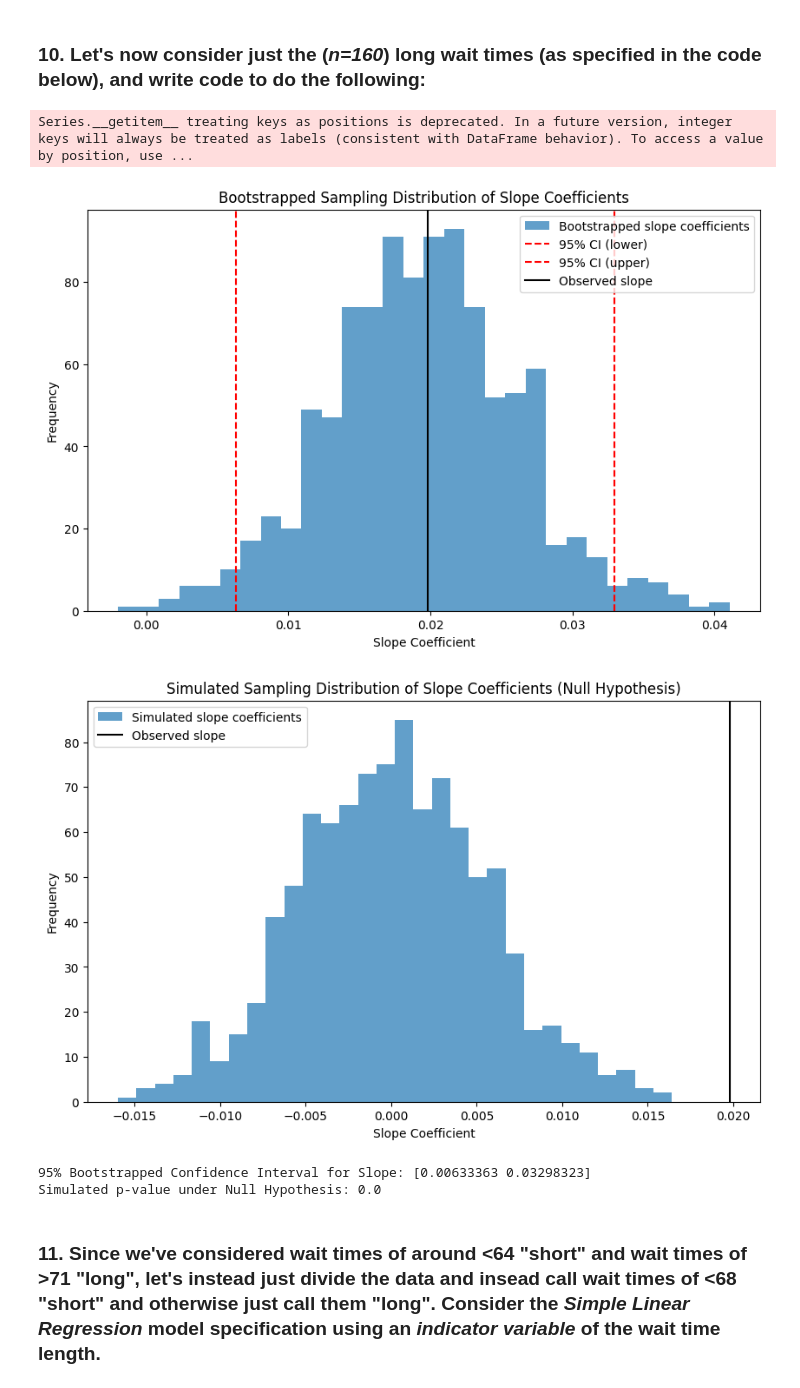
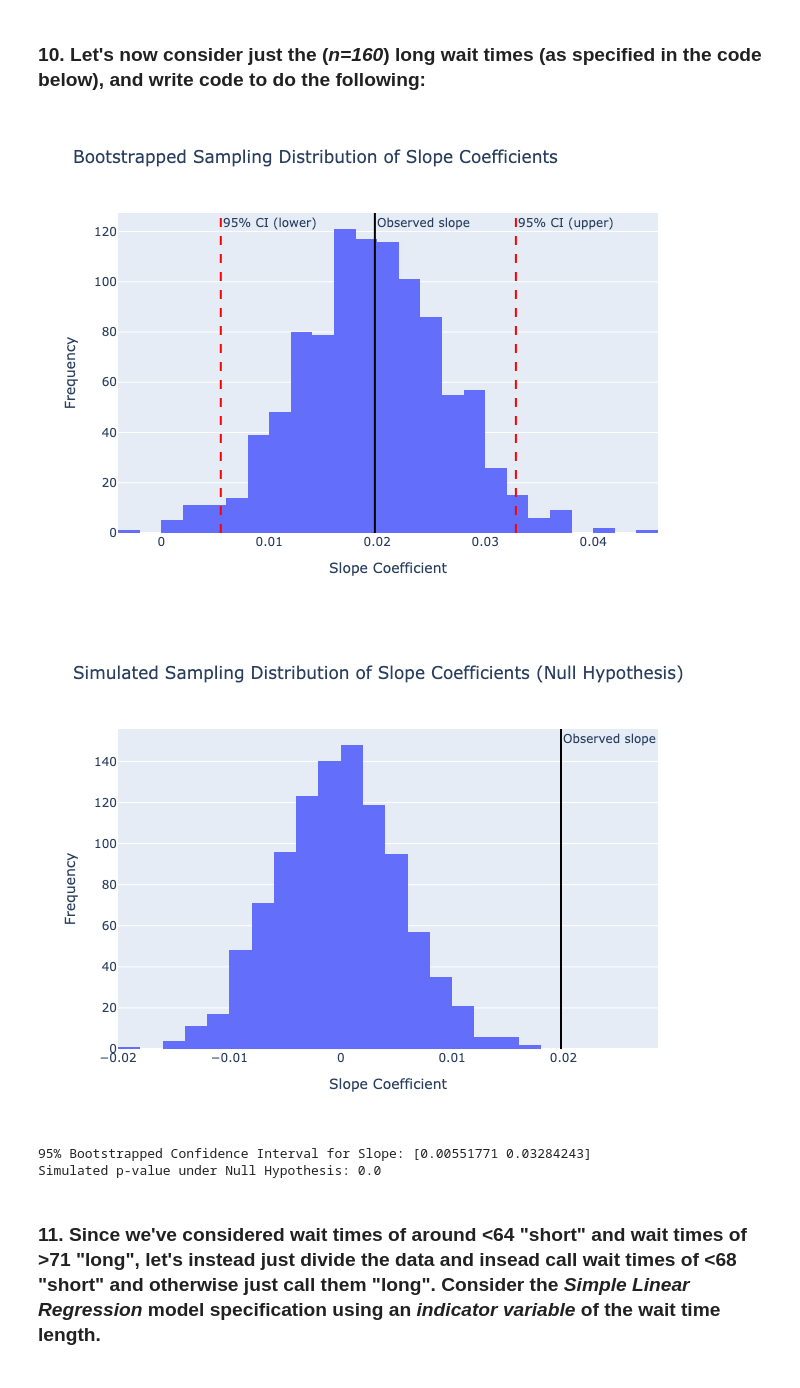
Before and after one commit to vicdenz/sta130-uoft, a Jupyter notebook: homework/week06/hw06.ipynb, the cells around one changed output. Saved outputs shown, nothing was run; the diff lists cells and outputs as text; code cells hidden in the pictures.

```diff
--- a/homework/week06/hw06.ipynb
+++ b/homework/week06/hw06.ipynb
@@ -230,88 +234,75 @@ Notes:
 # %% [markdown]
 ### 10. Let's now consider just the (*n=160*) long wait times (as specified in the code below), and write code to do the following:
 # %%
-import seaborn as sns
+import plotly.express as px
 import statsmodels.formula.api as smf
 import numpy as np
 import pandas as pd
-import matplotlib.pyplot as plt
 from scipy import stats
 
-# The "Classic" Old Faithful Geyser dataset: ask a ChatBot for more details if desired
+# Load Old Faithful Geyser dataset
 old_faithful = sns.load_dataset('geyser')
 
-# Filter the dataset for long wait times
-long_wait_limit = 71  # Define your long wait time limit
-long_wait = old_faithful.waiting >= long_wait_limit  # Filter for long wait times
+# Define the threshold for "long" wait times
+long_wait_limit = 71
+long_wait = old_faithful.waiting >= long_wait_limit
 
-# Check if the long_wait dataset is not empty
+# Ensure long wait data exists
 if long_wait.sum() == 0:
-    raise ValueError("No data points in the long wait time category. Please check the 'long_wait_limit'.")
+    raise ValueError("No data points in the long wait time category. Please check 'long_wait_limit'.")
 
-# Step 1: Create fitted Simple Linear Regression models for bootstrap samples
+# Step 1: Create bootstrap samples and fit Simple Linear Regression models
 bootstrapped_slope_coefficients = []
 
-for _ in range(1000):  # Repeat 1000 times for bootstrapping
+for _ in range(1000):  # Bootstrapping 1000 samples
     bootstrap_sample = old_faithful[long_wait].sample(n=long_wait.sum(), replace=True)
-
-    # Fit the model and append the slope coefficient
     model = smf.ols('duration ~ waiting', data=bootstrap_sample).fit()
     bootstrapped_slope_coefficients.append(model.params['waiting'])
 
 bootstrapped_slope_coefficients = np.array(bootstrapped_slope_coefficients)
 
-# Step 2: Simulate samples under the null hypothesis (no linear association)
+# Step 2: Simulate samples under the null hypothesis
 simulated_slope_coefficients = []
 
-for _ in range(1000):  # Simulate 1000 times
+for _ in range(1000):  # 1000 null hypothesis simulations
     old_faithful_simulation = old_faithful[long_wait].copy()
-    # Simulate Y values under the null hypothesis (no linear relationship)
     old_faithful_simulation['duration'] = 1.65 + 0 * old_faithful_simulation.waiting + stats.norm(loc=0, scale=0.37).rvs(size=long_wait.sum())
-
-    # Fit the model on the simulated data
     model = smf.ols('duration ~ waiting', data=old_faithful_simulation).fit()
     simulated_slope_coefficients.append(model.params['waiting'])
 
 simulated_slope_coefficients = np.array(simulated_slope_coefficients)
 
-# Step 3: Compute 95% bootstrapped confidence interval
+# Step 3: Calculate the 95% bootstrap confidence interval
 bootstrapped_ci = np.quantile(bootstrapped_slope_coefficients, [0.025, 0.975])
 
-# Step 4: Compute the simulated p-value under the null hypothesis
-null_slope = smf.ols('duration ~ waiting', data=old_faithful[long_wait]).fit().params[1]
+# Step 4: Calculate the simulated p-value under the null hypothesis
+null_slope = smf.ols('duration ~ waiting', data=old_faithful[long_wait]).fit().params['waiting']
 simulated_p_value = (np.abs(simulated_slope_coefficients) >= np.abs(null_slope)).mean()
 
-# Visualize the bootstrapped sampling distribution
-plt.figure(figsize=(10, 6))
-plt.hist(bootstrapped_slope_coefficients, bins=30, alpha=0.7, label='Bootstrapped slope coefficients')
-plt.axvline(bootstrapped_ci[0], color='r', linestyle='--', label='95% CI (lower)')
-plt.axvline(bootstrapped_ci[1], color='r', linestyle='--', label='95% CI (upper)')
-plt.axvline(null_slope, color='k', linestyle='-', label='Observed slope')
-plt.title('Bootstrapped Sampling Distribution of Slope Coefficients')
-plt.xlabel('Slope Coefficient')
-plt.ylabel('Frequency')
-plt.legend()
-plt.show()
+# Plot bootstrapped slope coefficients
+fig1 = px.histogram(x=bootstrapped_slope_coefficients, nbins=30, title="Bootstrapped Sampling Distribution of Slope Coefficients")
+fig1.add_vline(x=bootstrapped_ci[0], line_dash="dash", line_color="red", annotation_text="95% CI (lower)")
+fig1.add_vline(x=bootstrapped_ci[1], line_dash="dash", line_color="red", annotation_text="95% CI (upper)")
+fig1.add_vline(x=null_slope, line_dash="solid", line_color="black", annotation_text="Observed slope")
+fig1.update_xaxes(title="Slope Coefficient")
+fig1.update_yaxes(title="Frequency")
+fig1.show(renderer="png")
 
-# Visualize the simulated sampling distribution
-plt.figure(figsize=(10, 6))
-plt.hist(simulated_slope_coefficients, bins=30, alpha=0.7, label='Simulated slope coefficients')
-plt.axvline(null_slope, color='k', linestyle='-', label='Observed slope')
-plt.title('Simulated Sampling Distribution of Slope Coefficients (Null Hypothesis)')
-plt.xlabel('Slope Coefficient')
-plt.ylabel('Frequency')
-plt.legend()
-plt.show()
+# Plot simulated slope coefficients under the null hypothesis
+fig2 = px.histogram(x=simulated_slope_coefficients, nbins=30, title="Simulated Sampling Distribution of Slope Coefficients (Null Hypothesis)")
+fig2.add_vline(x=null_slope, line_dash="solid", line_color="black", annotation_text="Observed slope")
+fig2.update_xaxes(title="Slope Coefficient")
+fig2.update_yaxes(title="Frequency")
+fig2.show(renderer="png")
 
 # Output the results
 print(f'95% Bootstrapped Confidence Interval for Slope: {bootstrapped_ci}')
 print(f'Simulated p-value under Null Hypothesis: {simulated_p_value}')
 # %% [output]
-Series.__getitem__ treating keys as positions is deprecated. In a future version, integer keys will always be treated as labels (consistent with DataFrame behavior). To access a value by position, use ...
-[figure, old version]
+[figure, new version]
-[figure, old version]
+[figure, new version]
-95% Bootstrapped Confidence Interval for Slope: [0.00633363 0.03298323]
-Simulated p-value under Null Hypothesis: 0.0
+95% Bootstrapped Confidence Interval for Slope: [0.00551771 0.03284243]
+Simulated p-value under Null Hypothesis: 0.0
 # %% [markdown]
 ### 11. Since we've considered wait times of around <64  "short" and wait times of >71 "long", let's instead just divide the data and insead call wait times of <68 "short" and otherwise just call them "long". Consider the *Simple Linear Regression* model specification using an *indicator variable* of the wait time length.
 # %% [markdown]
```
Also changed, not shown: parts of 5 cells of this notebook.
